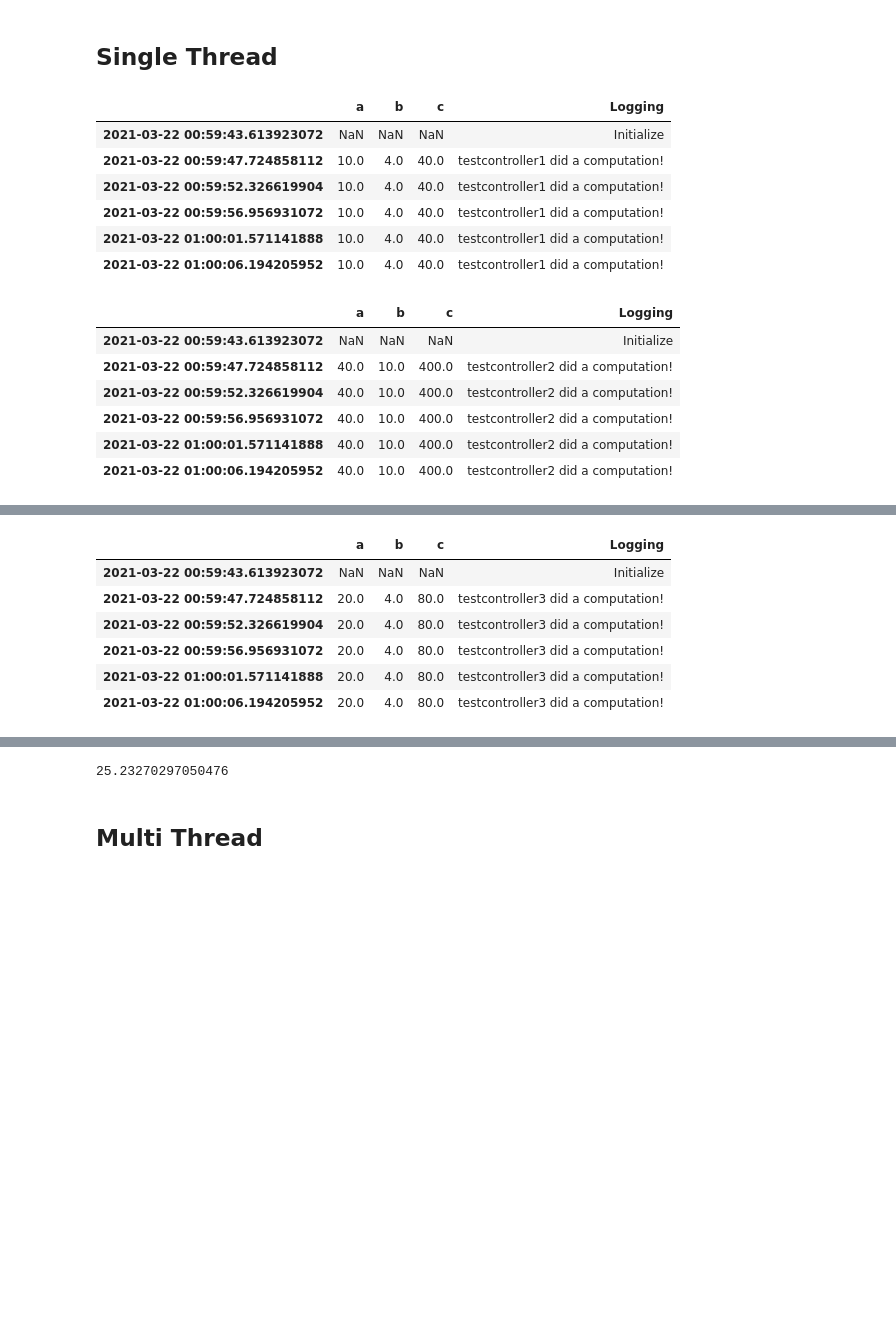
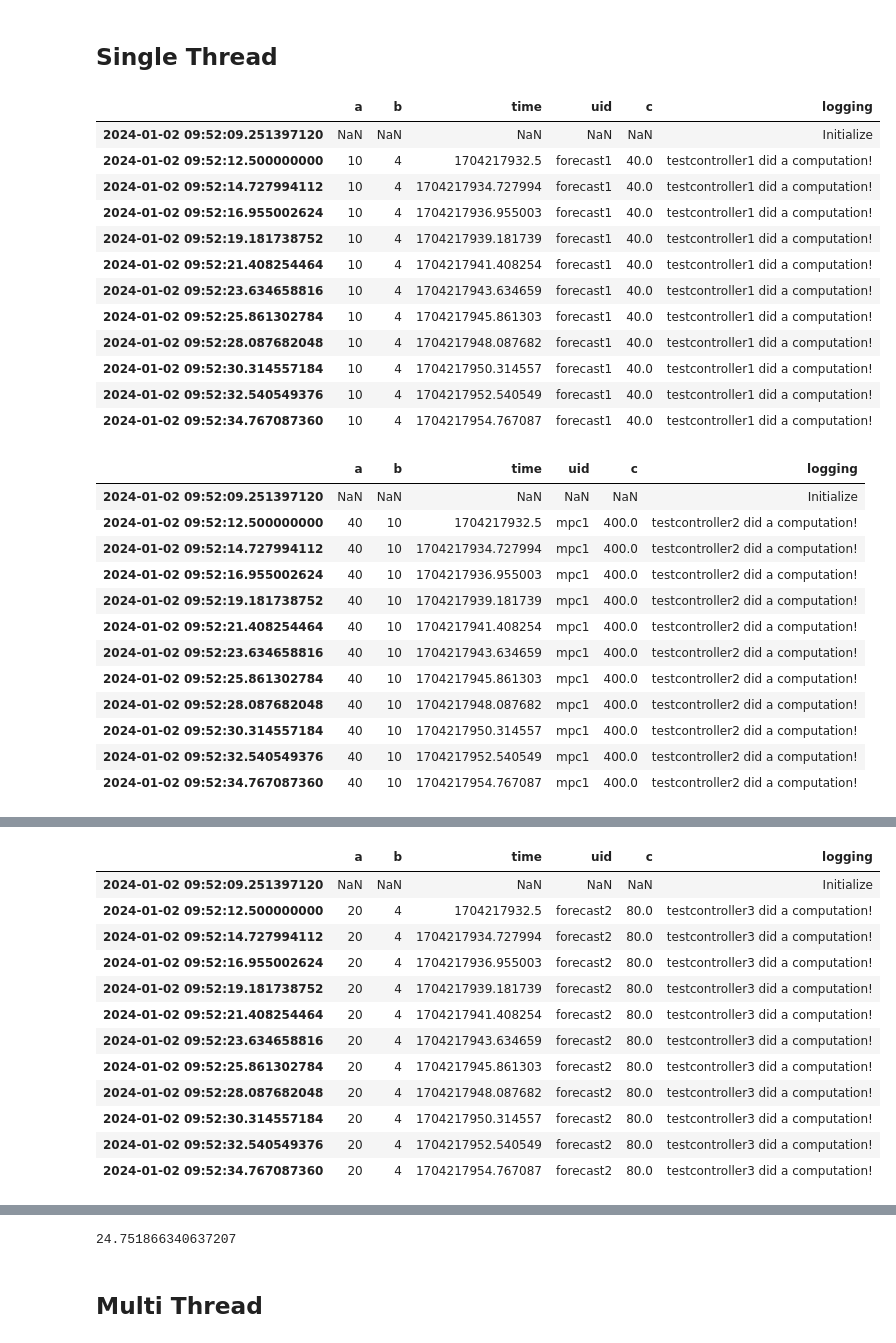
Before and after one commit to LBNL-ETA/FMLC, a Jupyter notebook: examples/Test.ipynb, the cells around one changed output, grey strips where cells are left out. Cells and saved outputs as stored; diff of their text form; code cells hidden in the pictures; blank space fills up the shorter version.

```diff
--- a/examples/Test.ipynb
+++ b/examples/Test.ipynb
@@ -71,11 +68,11 @@ Output {'c': 1804}
 # %%
 # create a mapping of controllers and their sample times
 controllers = {}
-controllers['forecast1'] = {'fun':testcontroller1, 'sampletime':1}
-controllers['mpc1'] = {'fun':testcontroller2, 'sampletime':'forecast1'}
-controllers['control1'] = {'fun':testcontroller3, 'sampletime':'mpc1'}
-controllers['forecast2'] = {'fun':testcontroller3, 'sampletime':1}
-controllers['forecast3'] = {'fun':testcontroller1, 'sampletime':1}
+controllers['forecast1'] = {'function': testcontroller1, 'sampletime': 1}
+controllers['mpc1'] = {'function': testcontroller2, 'sampletime': 'forecast1'}
+controllers['control1'] = {'function': testcontroller3, 'sampletime': 'mpc1'}
+controllers['forecast2'] = {'function': testcontroller3, 'sampletime': 1}
+controllers['forecast3'] = {'function': testcontroller1, 'sampletime': 1}
 
 # Create a mapping of inputs for each controller
 mapping = {}
@@ -93,27 +90,39 @@ mapping['control1_b'] = 'mpc1_a'
 ## Single Thread
 # %%
 # Initialize the controller_stack using the mappings above
-ctrl_stack = controller_stack(controllers, mapping, tz=-8, debug=True, parallel=False, timeout=2)
+ctrl_stack = controller_stack(controllers, mapping, tz=-8, debug=False, parallel=False, timeout=2)
 
 # Call query_control for 20 seconds.
 # In single thread mod, each call of query_control will trigger a computations for each controller in the system.
 t = time.time()
 ctrl_stack.run_query_control_for(20)
 for df in ctrl_stack.log_to_df().values():
     display(df)
 print(time.time() - t)
 # %% [output]
-|  | a | b | c | Logging |
-| 2021-03-22 00:59:43.613923072 | NaN | NaN | NaN | Initialize |
-| 2021-03-22 00:59:47.724858112 | 10.0 | 4.0 | 40.0 | testcontroller1 did a computation! |
-| 2021-03-22 00:59:52.326619904 | 10.0 | 4.0 | 40.0 | testcontroller1 did a computation! |
-| 2021-03-22 00:59:56.956931072 | 10.0 | 4.0 | 40.0 | testcontroller1 did a computation! |
-| 2021-03-22 01:00:01.571141888 | 10.0 | 4.0 | 40.0 | testcontroller1 did a computation! |
-| 2021-03-22 01:00:06.194205952 | 10.0 | 4.0 | 40.0 | testcontroller1 did a computation! |
+|  | a | b | time | uid | c | logging |
+| 2024-01-02 09:52:09.251397120 | NaN | NaN | NaN | NaN | NaN | Initialize |
+| 2024-01-02 09:52:12.500000000 | 10 | 4 | 1704217932.5 | forecast1 | 40.0 | testcontroller1 did a computation! |
+| 2024-01-02 09:52:14.727994112 | 10 | 4 | 1704217934.727994 | forecast1 | 40.0 | testcontroller1 did a computation! |
+| 2024-01-02 09:52:16.955002624 | 10 | 4 | 1704217936.955003 | forecast1 | 40.0 | testcontroller1 did a computation! |
+| 2024-01-02 09:52:19.181738752 | 10 | 4 | 1704217939.181739 | forecast1 | 40.0 | testcontroller1 did a computation! |
+| 2024-01-02 09:52:21.408254464 | 10 | 4 | 1704217941.408254 | forecast1 | 40.0 | testcontroller1 did a computation! |
+| 2024-01-02 09:52:23.634658816 | 10 | 4 | 1704217943.634659 | forecast1 | 40.0 | testcontroller1 did a computation! |
+| 2024-01-02 09:52:25.861302784 | 10 | 4 | 1704217945.861303 | forecast1 | 40.0 | testcontroller1 did a computation! |
+| 2024-01-02 09:52:28.087682048 | 10 | 4 | 1704217948.087682 | forecast1 | 40.0 | testcontroller1 did a computation! |
+| 2024-01-02 09:52:30.314557184 | 10 | 4 | 1704217950.314557 | forecast1 | 40.0 | testcontroller1 did a computation! |
+| 2024-01-02 09:52:32.540549376 | 10 | 4 | 1704217952.540549 | forecast1 | 40.0 | testcontroller1 did a computation! |
+| 2024-01-02 09:52:34.767087360 | 10 | 4 | 1704217954.767087 | forecast1 | 40.0 | testcontroller1 did a computation! |
-|  | a | b | c | Logging |
-| 2021-03-22 00:59:43.613923072 | NaN | NaN | NaN | Initialize |
-| 2021-03-22 00:59:47.724858112 | 40.0 | 10.0 | 400.0 | testcontroller2 did a computation! |
-| 2021-03-22 00:59:52.326619904 | 40.0 | 10.0 | 400.0 | testcontroller2 did a computation! |
-| 2021-03-22 00:59:56.956931072 | 40.0 | 10.0 | 400.0 | testcontroller2 did a computation! |
-| 2021-03-22 01:00:01.571141888 | 40.0 | 10.0 | 400.0 | testcontroller2 did a computation! |
-| 2021-03-22 01:00:06.194205952 | 40.0 | 10.0 | 400.0 | testcontroller2 did a computation! |
+|  | a | b | time | uid | c | logging |
+| 2024-01-02 09:52:09.251397120 | NaN | NaN | NaN | NaN | NaN | Initialize |
+| 2024-01-02 09:52:12.500000000 | 40 | 10 | 1704217932.5 | mpc1 | 400.0 | testcontroller2 did a computation! |
+| 2024-01-02 09:52:14.727994112 | 40 | 10 | 1704217934.727994 | mpc1 | 400.0 | testcontroller2 did a computation! |
+| 2024-01-02 09:52:16.955002624 | 40 | 10 | 1704217936.955003 | mpc1 | 400.0 | testcontroller2 did a computation! |
+| 2024-01-02 09:52:19.181738752 | 40 | 10 | 1704217939.181739 | mpc1 | 400.0 | testcontroller2 did a computation! |
+| 2024-01-02 09:52:21.408254464 | 40 | 10 | 1704217941.408254 | mpc1 | 400.0 | testcontroller2 did a computation! |
+| 2024-01-02 09:52:23.634658816 | 40 | 10 | 1704217943.634659 | mpc1 | 400.0 | testcontroller2 did a computation! |
+| 2024-01-02 09:52:25.861302784 | 40 | 10 | 1704217945.861303 | mpc1 | 400.0 | testcontroller2 did a computation! |
+| 2024-01-02 09:52:28.087682048 | 40 | 10 | 1704217948.087682 | mpc1 | 400.0 | testcontroller2 did a computation! |
+| 2024-01-02 09:52:30.314557184 | 40 | 10 | 1704217950.314557 | mpc1 | 400.0 | testcontroller2 did a computation! |
+| 2024-01-02 09:52:32.540549376 | 40 | 10 | 1704217952.540549 | mpc1 | 400.0 | testcontroller2 did a computation! |
+| 2024-01-02 09:52:34.767087360 | 40 | 10 | 1704217954.767087 | mpc1 | 400.0 | testcontroller2 did a computation! |
@@ -127,7 +142,13 @@ print(time.time() - t)
-|  | a | b | c | Logging |
-| 2021-03-22 00:59:43.613923072 | NaN | NaN | NaN | Initialize |
-| 2021-03-22 00:59:47.724858112 | 20.0 | 4.0 | 80.0 | testcontroller3 did a computation! |
-| 2021-03-22 00:59:52.326619904 | 20.0 | 4.0 | 80.0 | testcontroller3 did a computation! |
-| 2021-03-22 00:59:56.956931072 | 20.0 | 4.0 | 80.0 | testcontroller3 did a computation! |
-| 2021-03-22 01:00:01.571141888 | 20.0 | 4.0 | 80.0 | testcontroller3 did a computation! |
-| 2021-03-22 01:00:06.194205952 | 20.0 | 4.0 | 80.0 | testcontroller3 did a computation! |
+|  | a | b | time | uid | c | logging |
+| 2024-01-02 09:52:09.251397120 | NaN | NaN | NaN | NaN | NaN | Initialize |
+| 2024-01-02 09:52:12.500000000 | 20 | 4 | 1704217932.5 | forecast2 | 80.0 | testcontroller3 did a computation! |
+| 2024-01-02 09:52:14.727994112 | 20 | 4 | 1704217934.727994 | forecast2 | 80.0 | testcontroller3 did a computation! |
+| 2024-01-02 09:52:16.955002624 | 20 | 4 | 1704217936.955003 | forecast2 | 80.0 | testcontroller3 did a computation! |
+| 2024-01-02 09:52:19.181738752 | 20 | 4 | 1704217939.181739 | forecast2 | 80.0 | testcontroller3 did a computation! |
+| 2024-01-02 09:52:21.408254464 | 20 | 4 | 1704217941.408254 | forecast2 | 80.0 | testcontroller3 did a computation! |
+| 2024-01-02 09:52:23.634658816 | 20 | 4 | 1704217943.634659 | forecast2 | 80.0 | testcontroller3 did a computation! |
+| 2024-01-02 09:52:25.861302784 | 20 | 4 | 1704217945.861303 | forecast2 | 80.0 | testcontroller3 did a computation! |
+| 2024-01-02 09:52:28.087682048 | 20 | 4 | 1704217948.087682 | forecast2 | 80.0 | testcontroller3 did a computation! |
+| 2024-01-02 09:52:30.314557184 | 20 | 4 | 1704217950.314557 | forecast2 | 80.0 | testcontroller3 did a computation! |
+| 2024-01-02 09:52:32.540549376 | 20 | 4 | 1704217952.540549 | forecast2 | 80.0 | testcontroller3 did a computation! |
+| 2024-01-02 09:52:34.767087360 | 20 | 4 | 1704217954.767087 | forecast2 | 80.0 | testcontroller3 did a computation! |
@@ -141,4 +168,4 @@ print(time.time() - t)
-25.23270297050476
+24.751866340637207
 # %% [markdown]
 ## Multi Thread
 # %%
```
Also changed, not shown: parts of 7 cells of this notebook, 1 other file.
